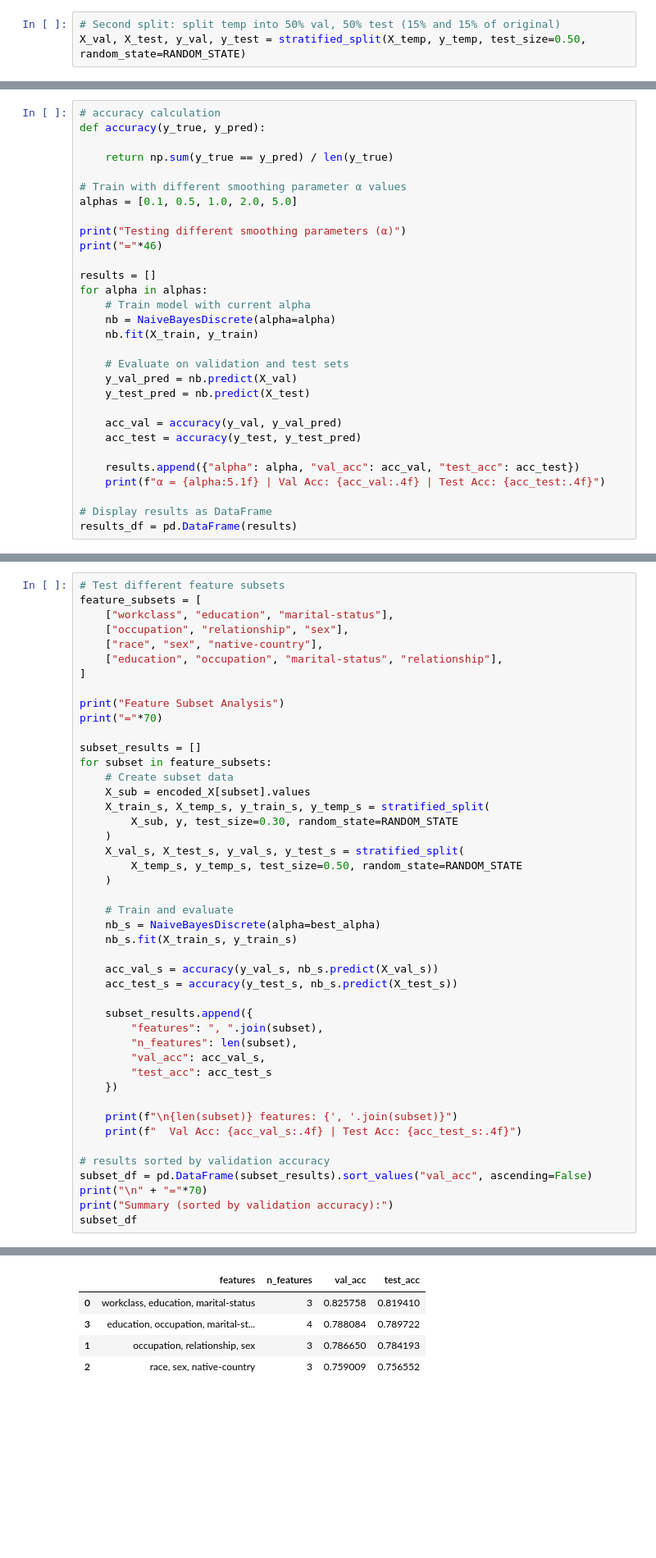
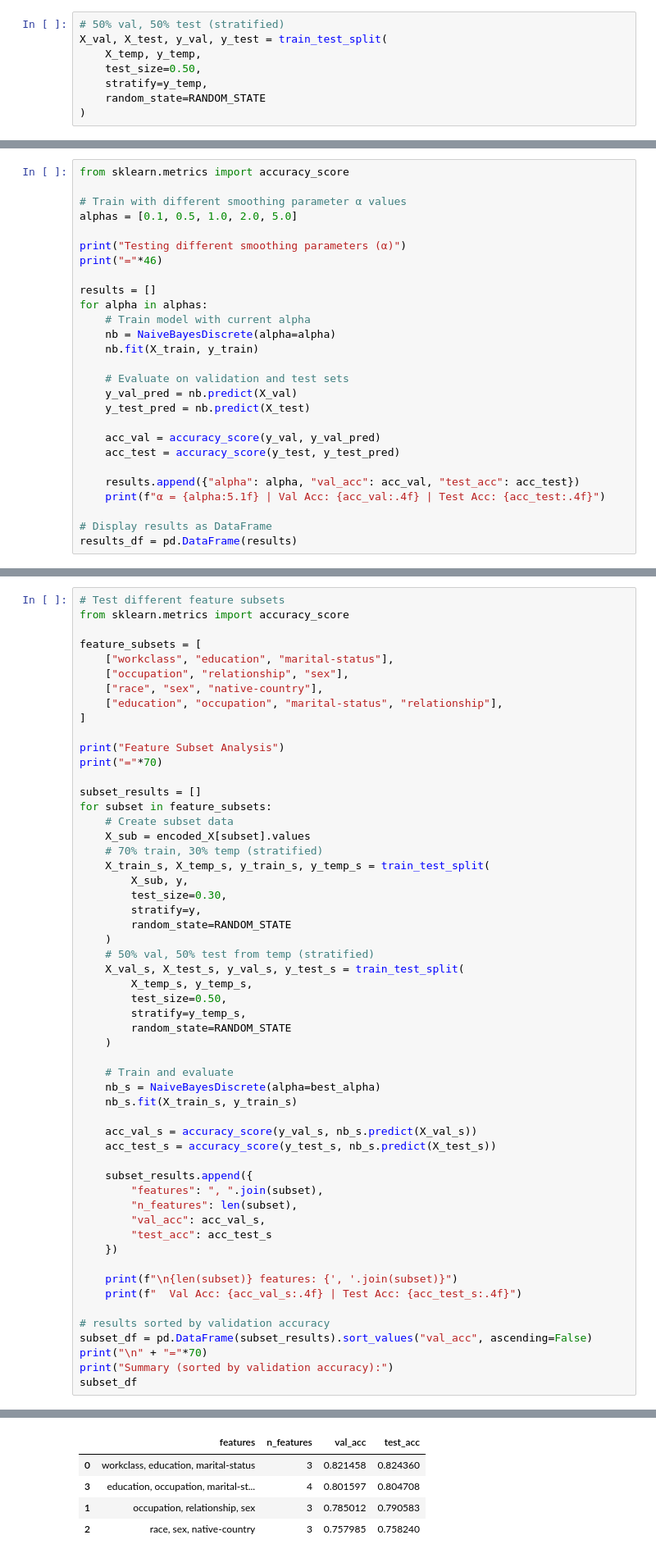
Before and after one commit to MOhamedMoeen/Assignment-3-Probabilistic-models-and-decision-trees-, a Jupyter notebook: Naive Bayes.ipynb, the cells around one changed output, grey strips where cells are left out. Shown: that part at 82% size. Saved outputs shown, nothing was run; the diff lists cells and outputs as text; blank space fills up the shorter version.

```diff
--- a/Naive Bayes.ipynb
+++ b/Naive Bayes.ipynb
@@ -133,6 +104,11 @@ X_train, X_temp, y_train, y_temp = stratified_split(X, y, test_size=0.30, random
 # %%
-# Second split: split temp into 50% val, 50% test (15% and 15% of original)
-X_val, X_test, y_val, y_test = stratified_split(X_temp, y_temp, test_size=0.50, random_state=RANDOM_STATE)
+# 50% val, 50% test (stratified)
+X_val, X_test, y_val, y_test = train_test_split(
+    X_temp, y_temp,
+    test_size=0.50,
+    stratify=y_temp,
+    random_state=RANDOM_STATE
+)
 # %%
 print(f"Train set: {X_train.shape}")
 print(f"Validation set: {X_val.shape}")
@@ -330,10 +306,7 @@ NaiveBayesDiscrete class implemented
 ### Smoothing Parameter Analysis
 Testing different α values to find optimal smoothing parameter
 # %%
-# accuracy calculation
-def accuracy(y_true, y_pred):
-
-    return np.sum(y_true == y_pred) / len(y_true)
+from sklearn.metrics import accuracy_score
 
 # Train with different smoothing parameter α values
 alphas = [0.1, 0.5, 1.0, 2.0, 5.0]
@@ -351,8 +324,8 @@ for alpha in alphas:
     y_val_pred = nb.predict(X_val)
     y_test_pred = nb.predict(X_test)
 
-    acc_val = accuracy(y_val, y_val_pred)
-    acc_test = accuracy(y_test, y_test_pred)
+    acc_val = accuracy_score(y_val, y_val_pred)
+    acc_test = accuracy_score(y_test, y_test_pred)
 
     results.append({"alpha": alpha, "val_acc": acc_val, "test_acc": acc_test})
     print(f"α = {alpha:5.1f} | Val Acc: {acc_val:.4f} | Test Acc: {acc_test:.4f}")
@@ -430,6 +403,8 @@ dtype: int64
 Testing different feature subsets to understand feature importance
 # %%
 # Test different feature subsets
+from sklearn.metrics import accuracy_score
+
 feature_subsets = [
     ["workclass", "education", "marital-status"],
     ["occupation", "relationship", "sex"],
@@ -444,19 +419,27 @@ subset_results = []
 for subset in feature_subsets:
     # Create subset data
     X_sub = encoded_X[subset].values
-    X_train_s, X_temp_s, y_train_s, y_temp_s = stratified_split(
-        X_sub, y, test_size=0.30, random_state=RANDOM_STATE
+    # 70% train, 30% temp (stratified)
+    X_train_s, X_temp_s, y_train_s, y_temp_s = train_test_split(
+        X_sub, y,
+        test_size=0.30,
+        stratify=y,
+        random_state=RANDOM_STATE
     )
-    X_val_s, X_test_s, y_val_s, y_test_s = stratified_split(
-        X_temp_s, y_temp_s, test_size=0.50, random_state=RANDOM_STATE
+    # 50% val, 50% test from temp (stratified)
+    X_val_s, X_test_s, y_val_s, y_test_s = train_test_split(
+        X_temp_s, y_temp_s,
+        test_size=0.50,
+        stratify=y_temp_s,
+        random_state=RANDOM_STATE
     )
 
     # Train and evaluate
     nb_s = NaiveBayesDiscrete(alpha=best_alpha)
     nb_s.fit(X_train_s, y_train_s)
 
-    acc_val_s = accuracy(y_val_s, nb_s.predict(X_val_s))
-    acc_test_s = accuracy(y_test_s, nb_s.predict(X_test_s))
+    acc_val_s = accuracy_score(y_val_s, nb_s.predict(X_val_s))
+    acc_test_s = accuracy_score(y_test_s, nb_s.predict(X_test_s))
 
     subset_results.append({
         "features": ", ".join(subset),
@@ -491,11 +474,11 @@ Feature Subset Analysis
 
 ======================================================================
 Summary (sorted by validation accuracy):
 |  | features | n_features | val_acc | test_acc |
-| 0 | workclass, education, marital-status | 3 | 0.825758 | 0.819410 |
-| 3 | education, occupation, marital-st... | 4 | 0.788084 | 0.789722 |
-| 1 | occupation, relationship, sex | 3 | 0.786650 | 0.784193 |
-| 2 | race, sex, native-country | 3 | 0.759009 | 0.756552 |
+| 0 | workclass, education, marital-status | 3 | 0.821458 | 0.824360 |
+| 3 | education, occupation, marital-st... | 4 | 0.801597 | 0.804708 |
+| 1 | occupation, relationship, sex | 3 | 0.785012 | 0.790583 |
+| 2 | race, sex, native-country | 3 | 0.757985 | 0.758240 |
 # %% [markdown]
 ### Independence Assumption Analysis
 Examining violations of the conditional independence assumption
```
Also changed, not shown: parts of 12 cells of this notebook.
